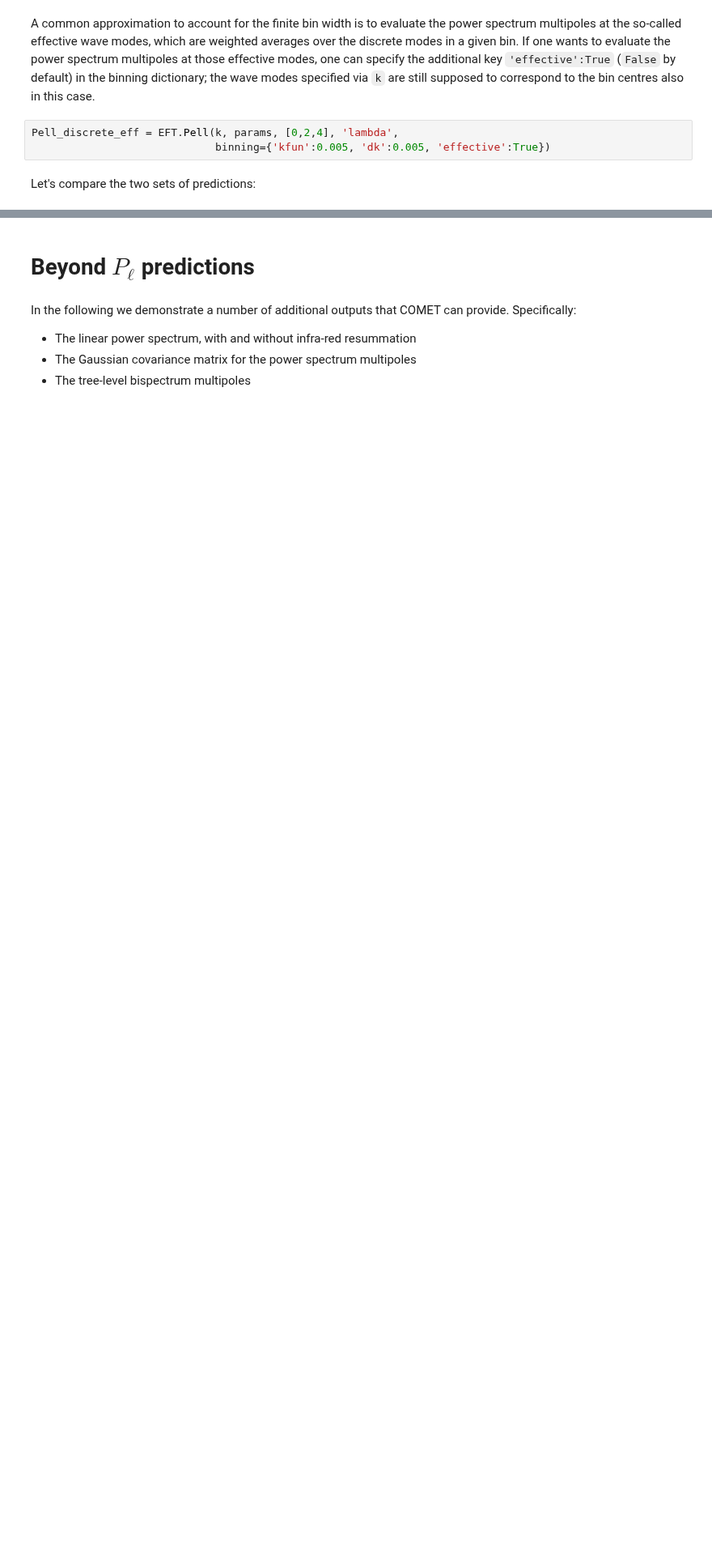
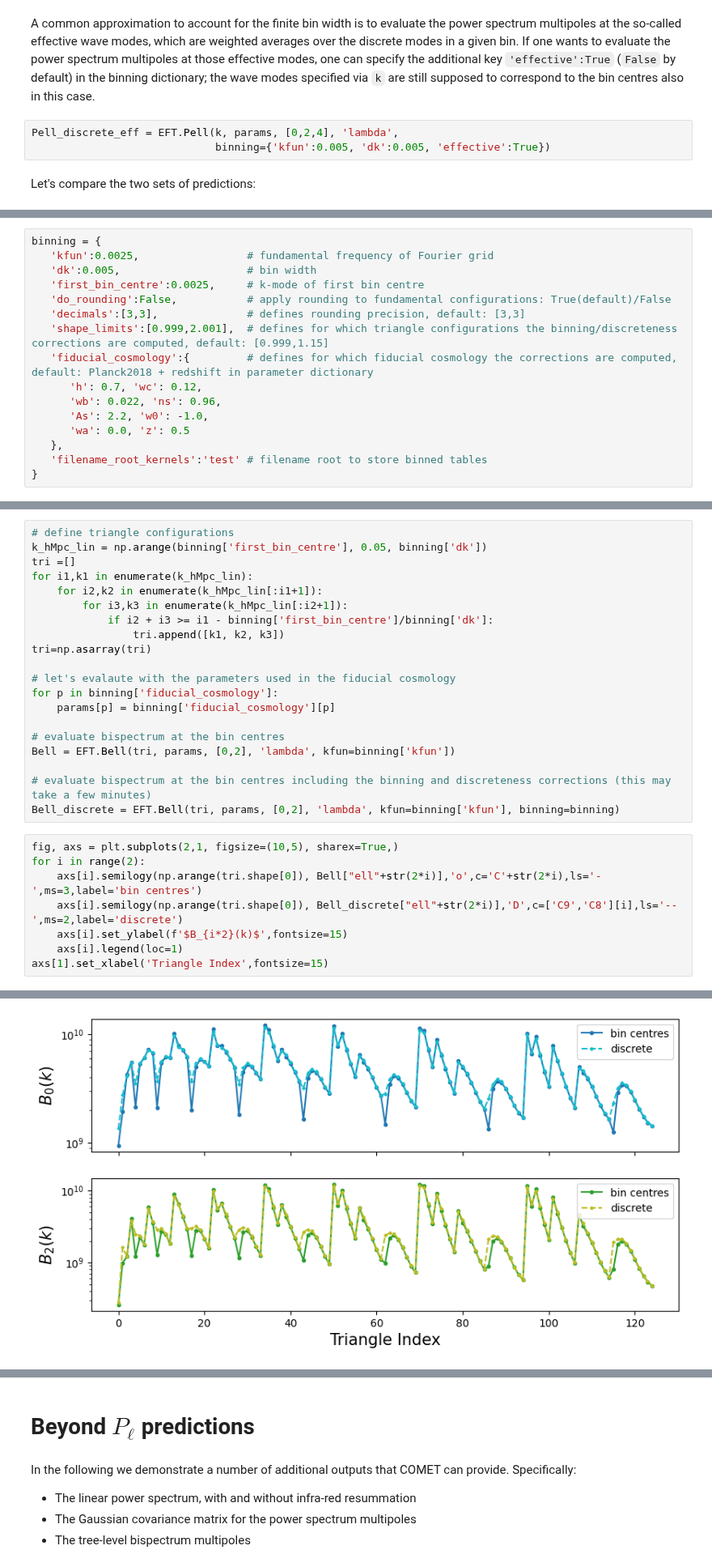
Before and after one commit to adematti/comet-emu, a Jupyter notebook: notebooks/Tutorial.ipynb, the cells around one changed output, grey strips where cells are left out. Shown at 81% size. Saved outputs shown, nothing was run; the diff lists cells and outputs as text; blank space fills up the shorter version.

```diff
--- a/notebooks/Tutorial.ipynb
+++ b/notebooks/Tutorial.ipynb
@@ -311,0 +318,16 @@ Text(0, 0.5, '$k\\,P_{\\ell}(k)$ [$(h/\\mathrm{Mpc})^2$]')
+# %%
+binning = {
+   'kfun':0.0025,                 # fundamental frequency of Fourier grid
+   'dk':0.005,                    # bin width
+   'first_bin_centre':0.0025,     # k-mode of first bin centre
+   'do_rounding':False,           # apply rounding to fundamental configurations: True(default)/False
+   'decimals':[3,3],              # defines rounding precision, default: [3,3]
+   'shape_limits':[0.999,2.001],  # defines for which triangle configurations the binning/discreteness corrections are computed, default: [0.999,1.15]
+   'fiducial_cosmology':{         # defines for which fiducial cosmology the corrections are computed, default: Planck2018 + redshift in parameter dictionary
+      'h': 0.7, 'wc': 0.12,
+      'wb': 0.022, 'ns': 0.96,
+      'As': 2.2, 'w0': -1.0,
+      'wa': 0.0, 'z': 0.5
+   },
+   'filename_root_kernels':'test' # filename root to store binned tables
+}
@@ -311,0 +380,29 @@ Text(0, 0.5, '$k\\,P_{\\ell}(k)$ [$(h/\\mathrm{Mpc})^2$]')
+# %%
+# define triangle configurations
+k_hMpc_lin = np.arange(binning['first_bin_centre'], 0.05, binning['dk'])
+tri =[]
+for i1,k1 in enumerate(k_hMpc_lin):
+    for i2,k2 in enumerate(k_hMpc_lin[:i1+1]):
+        for i3,k3 in enumerate(k_hMpc_lin[:i2+1]):
+            if i2 + i3 >= i1 - binning['first_bin_centre']/binning['dk']:
+                tri.append([k1, k2, k3])
+tri=np.asarray(tri)
+
+# let's evalaute with the parameters used in the fiducial cosmology
+for p in binning['fiducial_cosmology']:
+    params[p] = binning['fiducial_cosmology'][p]
+
+# evaluate bispectrum at the bin centres
+Bell = EFT.Bell(tri, params, [0,2], 'lambda', kfun=binning['kfun'])
+
+# evaluate bispectrum at the bin centres including the binning and discreteness corrections (this may take a few minutes)
+Bell_discrete = EFT.Bell(tri, params, [0,2], 'lambda', kfun=binning['kfun'], binning=binning)
+# %%
+fig, axs = plt.subplots(2,1, figsize=(10,5), sharex=True,)
+for i in range(2):
+    axs[i].semilogy(np.arange(tri.shape[0]), Bell["ell"+str(2*i)],'o',c='C'+str(2*i),ls='-',ms=3,label='bin centres')
+    axs[i].semilogy(np.arange(tri.shape[0]), Bell_discrete["ell"+str(2*i)],'D',c=['C9','C8'][i],ls='--',ms=2,label='discrete')
+    axs[i].set_ylabel(f'$B_{i*2}(k)$',fontsize=15)
+    axs[i].legend(loc=1)
+axs[1].set_xlabel('Triangle Index',fontsize=15)
+# %% [output]
@@ -311,0 +410 @@ Text(0, 0.5, '$k\\,P_{\\ell}(k)$ [$(h/\\mathrm{Mpc})^2$]')
+[figure, added]
```
Also changed, not shown: parts of 22 cells of this notebook, 10 other files.
